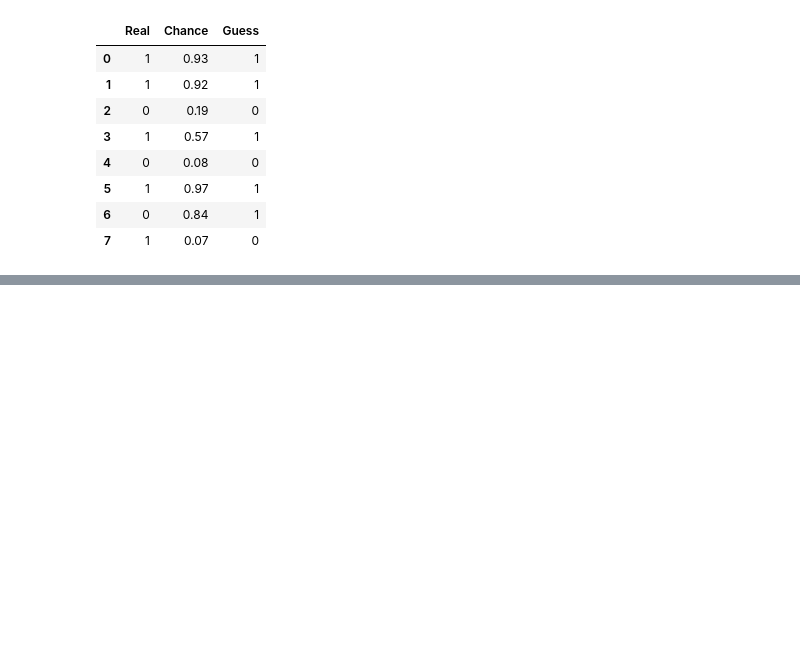
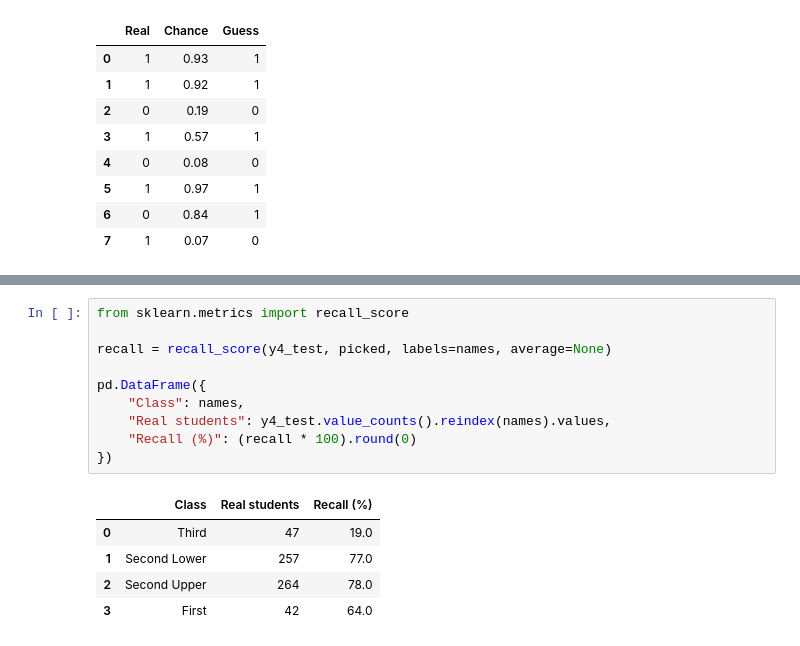
Before and after one commit to james-mawuena/student-performance-prediction, a Jupyter notebook: student_performance_prediction.ipynb, the cells around one changed output, grey strips where cells are left out. Drawn from its saved outputs; the diff is of its cells as text; blank space fills up the shorter version.

```diff
--- a/student_performance_prediction.ipynb
+++ b/student_performance_prediction.ipynb
@@ -155,0 +258,16 @@ files.download("good_degree_model.pkl")
+# %%
+from sklearn.metrics import recall_score
+
+recall = recall_score(y4_test, picked, labels=names, average=None)
+
+pd.DataFrame({
+    "Class": names,
+    "Real students": y4_test.value_counts().reindex(names).values,
+    "Recall (%)": (recall * 100).round(0)
+})
+# %% [output]
+|  | Class | Real students | Recall (%) |
+| 0 | Third | 47 | 19.0 |
+| 1 | Second Lower | 257 | 77.0 |
+| 2 | Second Upper | 264 | 78.0 |
+| 3 | First | 42 | 64.0 |
```
Also changed, not shown: parts of 7 cells of this notebook.
